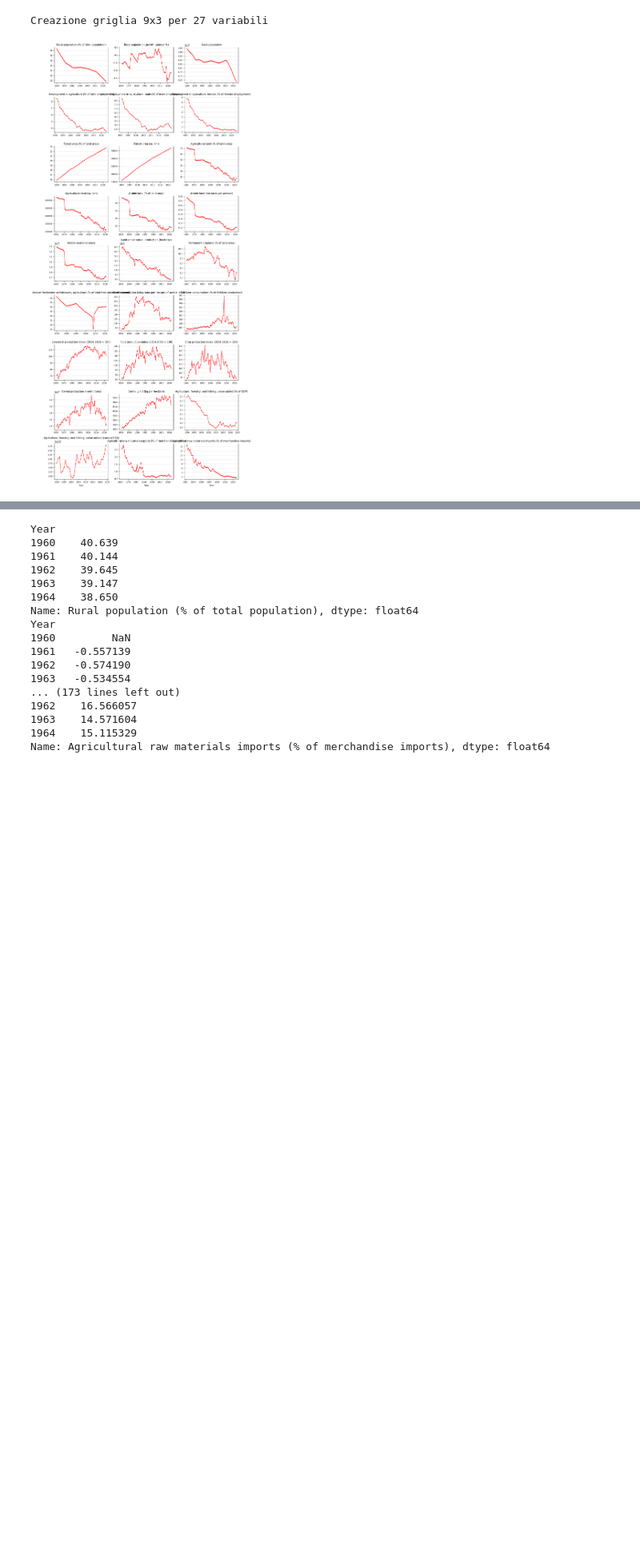
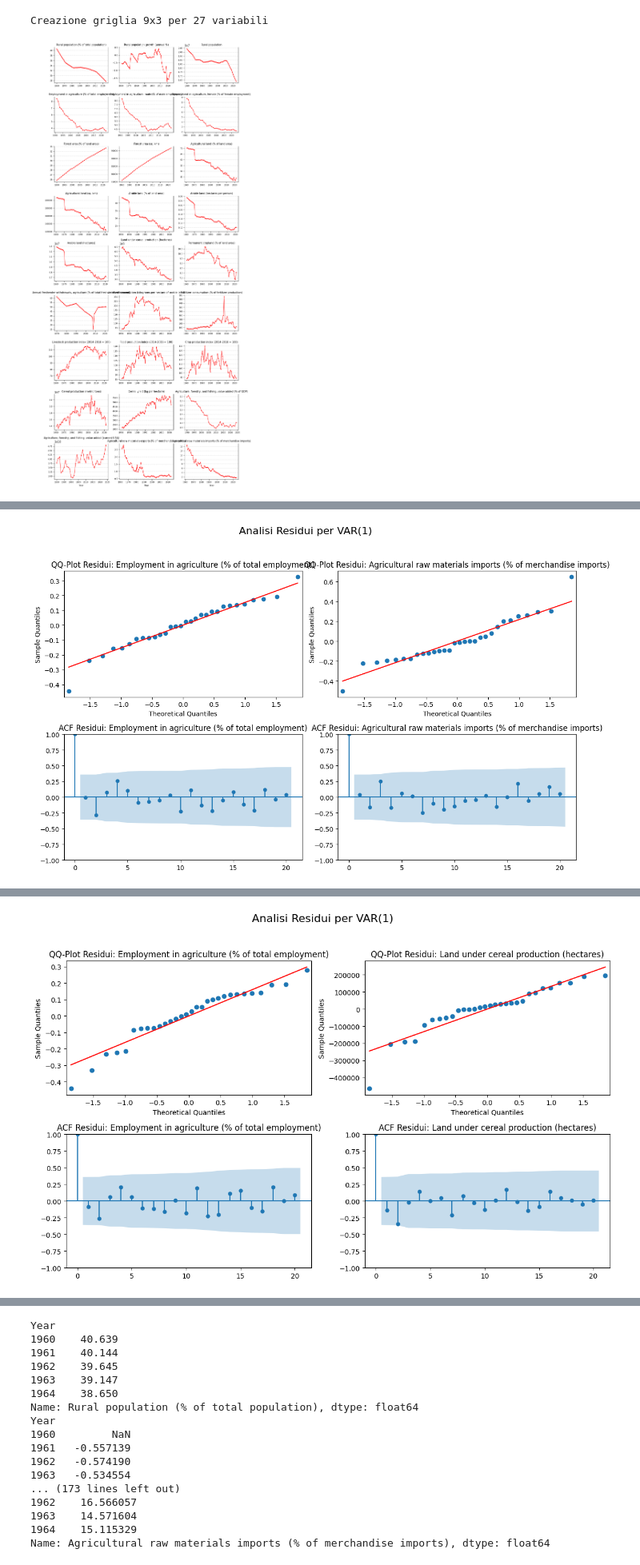
Before and after one commit to ginevraoldani/timeseries-forecasting-on-rural-development, a Jupyter notebook: CH10VARmodel.ipynb, the cells around one changed output, grey strips where cells are left out. Shown: that part at 80% size. Saved outputs shown, nothing was run; the diff lists cells and outputs as text; code cells hidden in the pictures; blank space fills up the shorter version.

Commit message:
Johansen test, granger causality for VAR model

```diff
--- a/CH10VARmodel.ipynb
+++ b/CH10VARmodel.ipynb
@@ -399,0 +511,77 @@ prerequisites   | 3        | Cointegrato          | Annual freshwater withdrawal
+# %%
+CAUSEEFFECT_COUPLES = [
+    ['Employment in agriculture (% of total employment)', 'Agricultural raw materials imports (% of merchandise imports)'],
+    ['Employment in agriculture (% of total employment)', 'Land under cereal production (hectares)'],
+    ['Land under cereal production (hectares)', 'Fertilizer consumption (kilograms per hectare of arable land)']
+]
+
+_pairs = []
+for item in CAUSEEFFECT_COUPLES:
+    _pairs.append((item[0], item[1]))
+
+summary_results = {}
+for causing, caused in _pairs:
+    print(f"ANALISI COPPIA: '{causing}' -> '{caused}'")
+    df_pair = df_var_input[[causing, caused]].dropna()
+    n_obs = df_pair.shape[0]
+
+    var_model = VAR(df_pair)
+    safe_maxlags = min(10, n_obs // 2 - 1)
+    if safe_maxlags < 1:
+        print(f"Pochi dati ({n_obs} osservazioni), skip.")
+        continue
+
+    try:
+        sel = var_model.select_order(maxlags=safe_maxlags)
+        print(f'sel: {sel}')
+        p_selected = sel.aic
+    except Exception as e:
+        print(f"Errore selezione ritardi (uso p=1). Errore: {e}")
+        p_selected = 1
+
+    if p_selected == 0:
+        p_selected = 1
+
+    print(f"Ritardo ottimale (AIC) scelto (p): {p_selected}")
+
+    fitted_model = var_model.fit(p_selected)
+    # print(fitted_model.summary())
+
+    resid = fitted_model.resid
+
+    fig, axes = plt.subplots(2, 2, figsize=(12, 8))
+    fig.suptitle(f"Analisi Residui per VAR({p_selected})", fontsize=16)
+
+    # 1. QQ-Plot (Test di Normalità)
+    qqplot(resid[causing].dropna(), line='s', ax=axes[0, 0])
+    axes[0, 0].set_title(f"QQ-Plot Residui: {causing}")
+    qqplot(resid[caused].dropna(), line='s', ax=axes[0, 1])
+    axes[0, 1].set_title(f"QQ-Plot Residui: {caused}")
+
+    # 2. ACF Plot (Test per Residui Non Correlati)
+    plot_acf(resid[causing].dropna(), ax=axes[1, 0], lags=20)
+    axes[1, 0].set_title(f"ACF Residui: {causing}")
+    plot_acf(resid[caused].dropna(), ax=axes[1, 1], lags=20)
+    axes[1, 1].set_title(f"ACF Residui: {caused}")
+
+    plt.tight_layout(rect=[0, 0.03, 1, 0.95])
+    plt.show()
+
+    # --- D. Analisi dei Residui (Numerica) ---
+    print("\n--- Analisi Numerica dei Residui ---")
+    ljung_pvals = {}
+
+    # Test di Ljung-Box (Test per Residui Non Correlati)
+    for col in resid.columns:
+        lb_df = acorr_ljungbox(resid[col].dropna(), lags=[10], return_df=True)
+        pval = lb_df['lb_pvalue'].iloc[0]
+        ljung_pvals[col] = pval
+        print(f"Ljung-Box p-value ({col}): {pval:.4f}")
+
+    summary_results[(causing, caused)] = {
+        "p_selected": p_selected,
+        "n_obs": n_obs,
+        "ljungbox_pvals": ljung_pvals,
+        "fitted_model": fitted_model
+    }
+# %% [output]
@@ -399,0 +591 @@ prerequisites   | 3        | Cointegrato          | Annual freshwater withdrawal
+[figure, added]
@@ -399,0 +598 @@ prerequisites   | 3        | Cointegrato          | Annual freshwater withdrawal
+[figure, added]
```
Also changed, not shown: parts of 13 cells of this notebook, 1 other file.
